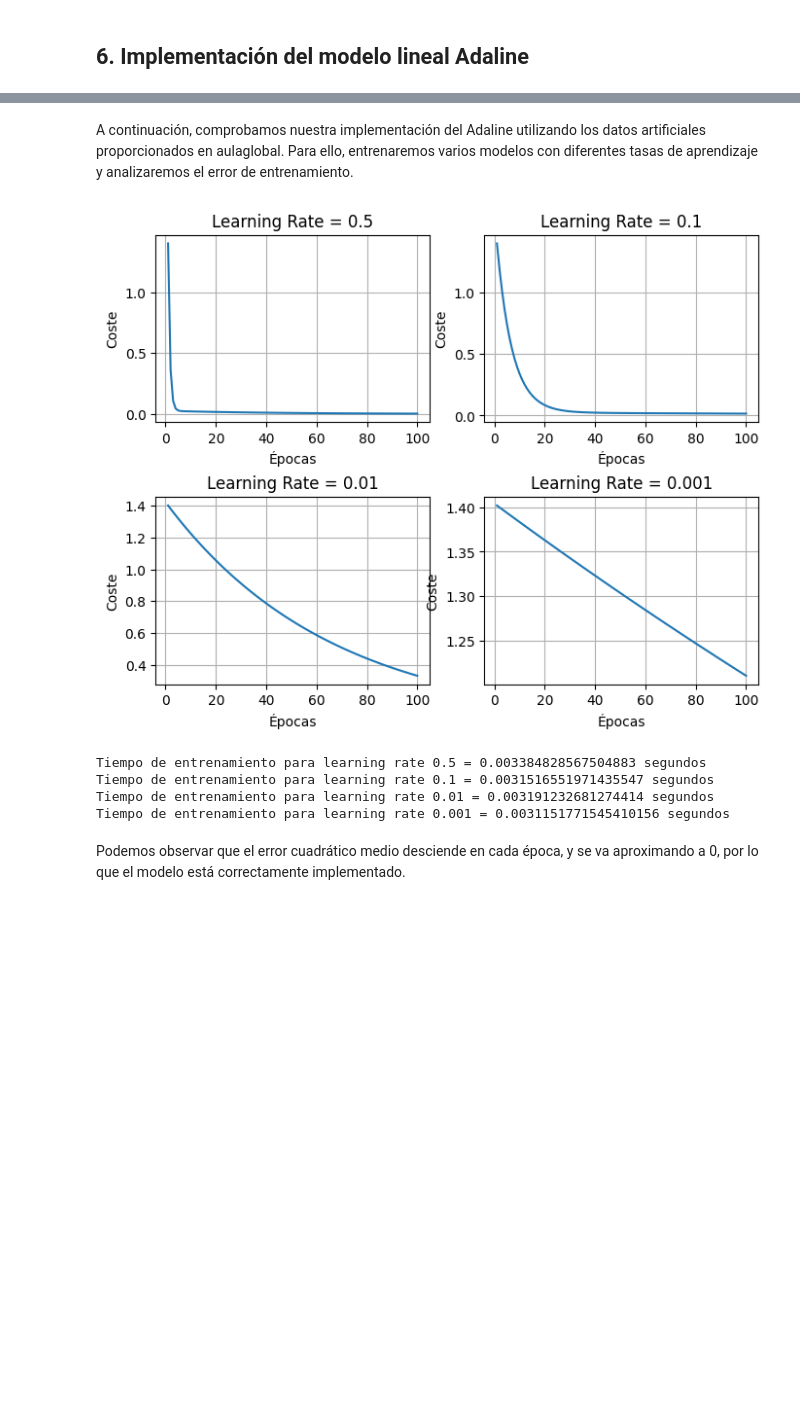
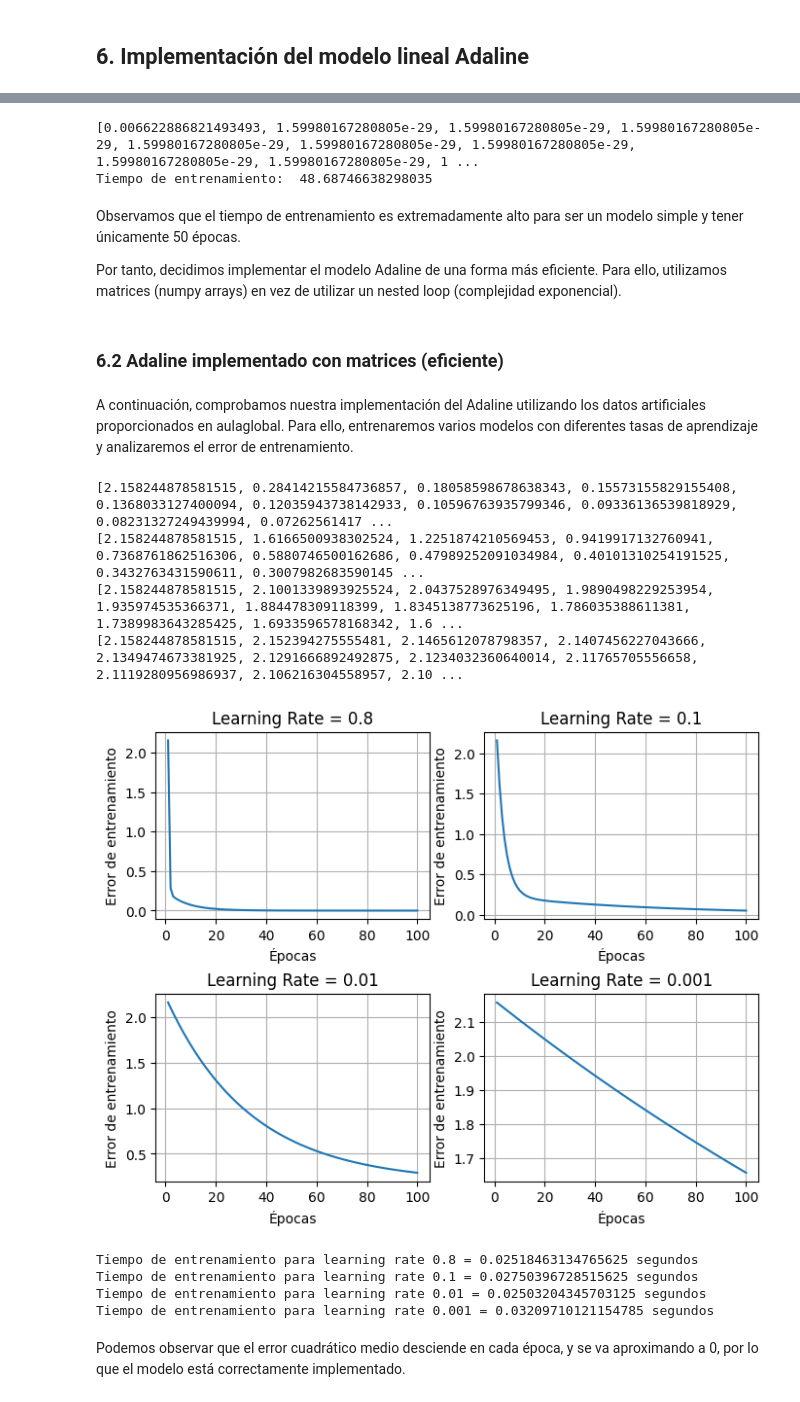
Before and after one commit to cabamarcos/Gas-Turbine-Emission-Prediction, a Jupyter notebook: P1_RRNN.ipynb, the cells around one changed output, grey strips where cells are left out. Saved outputs shown, nothing was run; the diff lists cells and outputs as text; code cells hidden in the pictures; blank space fills up the shorter version.

```diff
--- a/P1_RRNN.ipynb
+++ b/P1_RRNN.ipynb
@@ -198,3 +244,25 @@ X_validation
+# %%
+# Leemos el conjunto de datos de aulaglobal
+datos_prueba = pd.read_csv("datosArtificiales.txt", delimiter=' ', header=None)
+# Dividimos los datos en atributos (X) y salida (y)
+X_prueba = datos_prueba.iloc[:,:2]
+y_prueba = datos_prueba.iloc[:,-1]
+# Entrenamos el modelo
+modelo_prueba_for = Adaline_for(learning_rate = 0.2, epochs=50)
+start_time = time.time()
+modelo_prueba_for.fit(X_prueba,y_prueba)
+tiempo_total = time.time() - start_time
+print(modelo_prueba_for.error_entrenamiento)
+print("Tiempo de entrenamiento: ", tiempo_total)
+# %% [output]
+[0.006622886821493493, 1.59980167280805e-29, 1.59980167280805e-29, 1.59980167280805e-29, 1.59980167280805e-29, 1.59980167280805e-29, 1.59980167280805e-29, 1.59980167280805e-29, 1.59980167280805e-29, 1 ...
+Tiempo de entrenamiento:  48.68746638298035
+# %% [markdown]
+Observamos que el tiempo de entrenamiento es extremadamente alto para ser un modelo simple y tener únicamente 50 épocas.
+
+Por tanto, decidimos implementar el modelo Adaline de una forma más eficiente. Para ello, utilizamos matrices (numpy arrays) en vez de utilizar un nested loop (complejidad exponencial).
+# %% [markdown]
+### 6.2 Adaline implementado con matrices (eficiente)
 # %%
 class Adaline:
     def __init__(self, learning_rate=0.1, epochs=100, random_seed = 45):
@@ -204,7 +272,6 @@ class Adaline:
         self.umbral = None
         self.random_seed = random_seed
         self.error_entrenamiento = []
-        self.historical_weights = []
 
     def __initialize_Adaline(self,X):
         np.random.seed(self.random_seed)
@@ -234,8 +301,8 @@ class Adaline:
           # Actualizamos el umbral
           self.umbral += self.learning_rate * errores.mean()
 
-          # Obtenemos y guardamos el error medio
-          error_entrenamiento = errores.mean()
+          # Obtenemos y guardamos el MSE
+          error_entrenamiento = mean_squared_error(salida, y)
           self.error_entrenamiento.append(error_entrenamiento)
 
     def predict(self, X):
@@ -246,46 +313,46 @@ class Adaline:
 # %% [markdown]
 A continuación, comprobamos nuestra implementación del Adaline utilizando los datos artificiales proporcionados en aulaglobal. Para ello, entrenaremos varios modelos con diferentes tasas de aprendizaje y analizaremos el error de entrenamiento.
 # %%
-# Leemos el conjunto de datos de aulaglobal
-datos_prueba = pd.read_csv("datosArtificiales.txt", delimiter=' ', header=None)
-# Dividimos los datos en atributos (X) y salida (y)
-X_prueba = datos_prueba.iloc[:,:2]
-y_prueba = datos_prueba.iloc[:,-1]
-
 # Definimos las tasas de aprendizaje a probar
-learning_rates = [0.5, 0.1, 0.01, 0.001]
+learning_rates = [0.8, 0.1, 0.01, 0.001]
 epochs = 100
 
 # Representación gráfica de la evolución del error de entrenamiento
 fig, axs = plt.subplots(2, 2, figsize=(8, 6)) # Creamos un grid de 2x2 para las gráficas
 fig.subplots_adjust(hspace=0.4)
 
 tiempo_entrenamiento = []
 for i, lr in enumerate(learning_rates):
     # Entrenamos el modelo con la tasa de aprendizaje actual
     modelo_prueba = Adaline(learning_rate=lr, epochs=epochs)
     start_time = time.time()
     modelo_prueba.fit(X_prueba, y_prueba)
     tiempo_total = time.time() - start_time
     tiempo_entrenamiento.append(tiempo_total)
     # Representamos gráficamente el error de entranamiento de cada modelo con diferente tasa de aprendizaje
     ax = axs[i // 2, i % 2]
     ax.plot(range(1, len(modelo_prueba.error_entrenamiento) + 1), modelo_prueba.error_entrenamiento)
     ax.set_title(f'Learning Rate = {lr}')
     ax.set_xlabel('Épocas')
-    ax.set_ylabel('Coste')
+    ax.set_ylabel('Error de entrenamiento')
     ax.grid()
+
+    print(modelo_prueba.error_entrenamiento)
 
 plt.show()
 
 # Imprimimos los tiempos de entrenamiento correspondientes a cada tasa de aprendizaje
 for lr, tiempo in zip(learning_rates, tiempo_entrenamiento):
     print(f"Tiempo de entrenamiento para learning rate {lr} = {tiempo} segundos")
 # %% [output]
+[2.158244878581515, 0.28414215584736857, 0.18058598678638343, 0.15573155829155408, 0.1368033127400094, 0.12035943738142933, 0.10596763935799346, 0.09336136539818929, 0.08231327249439994, 0.07262561417 ...
+[2.158244878581515, 1.6166500938302524, 1.2251874210569453, 0.9419917132760941, 0.7368761862516306, 0.5880746500162686, 0.47989252091034984, 0.40101310254191525, 0.3432763431590611, 0.3007982683590145 ...
+[2.158244878581515, 2.1001339893925524, 2.0437528976349495, 1.9890498229253954, 1.935974535366371, 1.884478309118399, 1.8345138773625196, 1.786035388611381, 1.7389983643285425, 1.6933596578168342, 1.6 ...
+[2.158244878581515, 2.152394275555481, 2.1465612078798357, 2.1407456227043666, 2.1349474673381925, 2.1291666892492875, 2.1234032360640014, 2.11765705556658, 2.1119280956986937, 2.106216304558957, 2.10 ...
-[figure, old version]
+[figure, new version]
-Tiempo de entrenamiento para learning rate 0.5 = 0.003384828567504883 segundos
-Tiempo de entrenamiento para learning rate 0.1 = 0.0031516551971435547 segundos
-Tiempo de entrenamiento para learning rate 0.01 = 0.003191232681274414 segundos
-Tiempo de entrenamiento para learning rate 0.001 = 0.0031151771545410156 segundos
+Tiempo de entrenamiento para learning rate 0.8 = 0.02518463134765625 segundos
+Tiempo de entrenamiento para learning rate 0.1 = 0.02750396728515625 segundos
+Tiempo de entrenamiento para learning rate 0.01 = 0.02503204345703125 segundos
+Tiempo de entrenamiento para learning rate 0.001 = 0.03209710121154785 segundos
 # %% [markdown]
 Podemos observar que el error cuadrático medio desciende en cada época, y se va aproximando a 0, por lo que el modelo está correctamente implementado.
```
Also changed, not shown: parts of 30 cells of this notebook.
